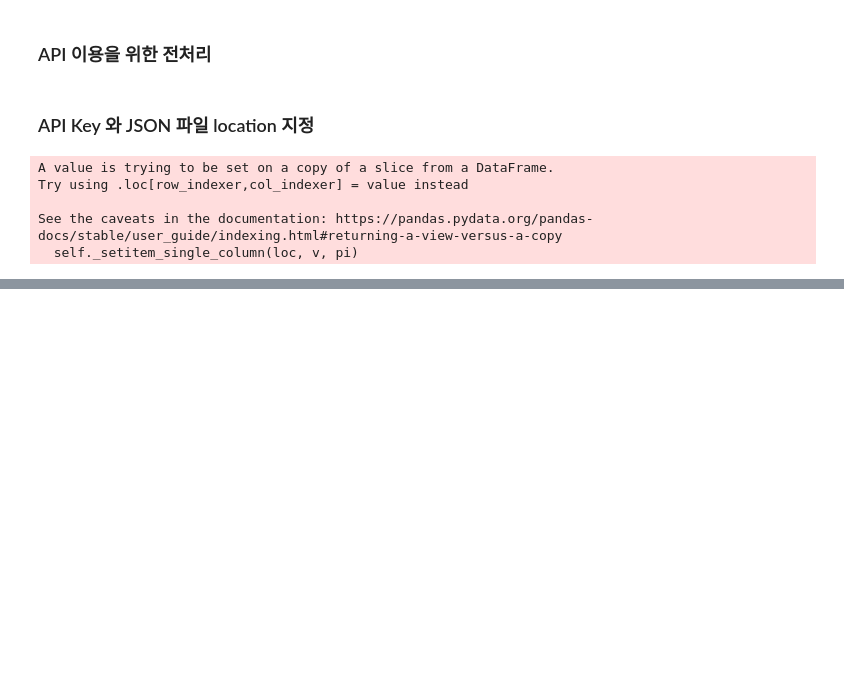
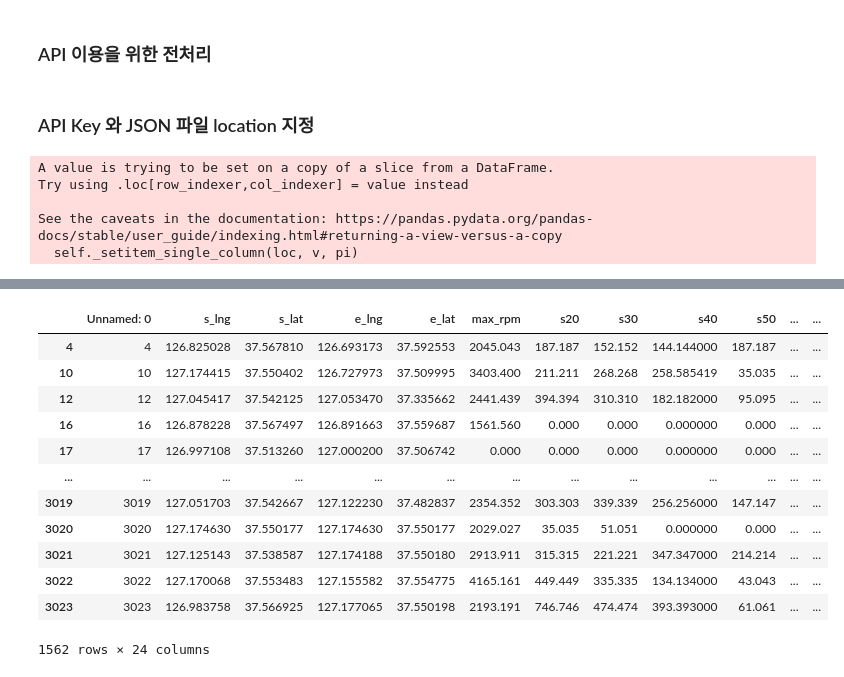
Before and after one commit to iterat1on/Realtime_abnomal_driving_detection, a Jupyter notebook: 공유자동차_프로젝트.ipynb, the cells around one changed output, grey strips where cells are left out. Saved outputs shown, nothing was run; the diff lists cells and outputs as text; code cells hidden in the pictures; blank space fills up the shorter version.

```diff
--- a/공유자동차_프로젝트.ipynb
+++ b/공유자동차_프로젝트.ipynb
@@ -197,0 +185,2 @@ df.to_csv('final_set.csv')
+# %%
+df = pd.read_csv('/content/drive/MyDrive/full_set_1.csv')
@@ -197,0 +197,16 @@ df.to_csv('final_set.csv')
+# %%
+df.loc[(df.r1_s.values == '서울특별시')]
+# %% [output]
+|  | Unnamed: 0 | s_lng | s_lat | e_lng | e_lat | max_rpm | s20 | s30 | s40 | s50 | ... | ... |
+| 4 | 4 | 126.825028 | 37.567810 | 126.693173 | 37.592553 | 2045.043 | 187.187 | 152.152 | 144.144000 | 187.187 | ... | ... |
+| 10 | 10 | 127.174415 | 37.550402 | 126.727973 | 37.509995 | 3403.400 | 211.211 | 268.268 | 258.585419 | 35.035 | ... | ... |
+| 12 | 12 | 127.045417 | 37.542125 | 127.053470 | 37.335662 | 2441.439 | 394.394 | 310.310 | 182.182000 | 95.095 | ... | ... |
+| 16 | 16 | 126.878228 | 37.567497 | 126.891663 | 37.559687 | 1561.560 | 0.000 | 0.000 | 0.000000 | 0.000 | ... | ... |
+| 17 | 17 | 126.997108 | 37.513260 | 127.000200 | 37.506742 | 0.000 | 0.000 | 0.000 | 0.000000 | 0.000 | ... | ... |
+| ... | ... | ... | ... | ... | ... | ... | ... | ... | ... | ... | ... | ... |
+| 3019 | 3019 | 127.051703 | 37.542667 | 127.122230 | 37.482837 | 2354.352 | 303.303 | 339.339 | 256.256000 | 147.147 | ... | ... |
+| 3020 | 3020 | 127.174630 | 37.550177 | 127.174630 | 37.550177 | 2029.027 | 35.035 | 51.051 | 0.000000 | 0.000 | ... | ... |
+| 3021 | 3021 | 127.125143 | 37.538587 | 127.174188 | 37.550180 | 2913.911 | 315.315 | 221.221 | 347.347000 | 214.214 | ... | ... |
+| 3022 | 3022 | 127.170068 | 37.553483 | 127.155582 | 37.554775 | 4165.161 | 449.449 | 335.335 | 134.134000 | 43.043 | ... | ... |
+| 3023 | 3023 | 126.983758 | 37.566925 | 127.177065 | 37.550198 | 2193.191 | 746.746 | 474.474 | 393.393000 | 61.061 | ... | ... |
+1562 rows × 24 columns
```
Also changed, not shown: parts of 6 cells of this notebook.
